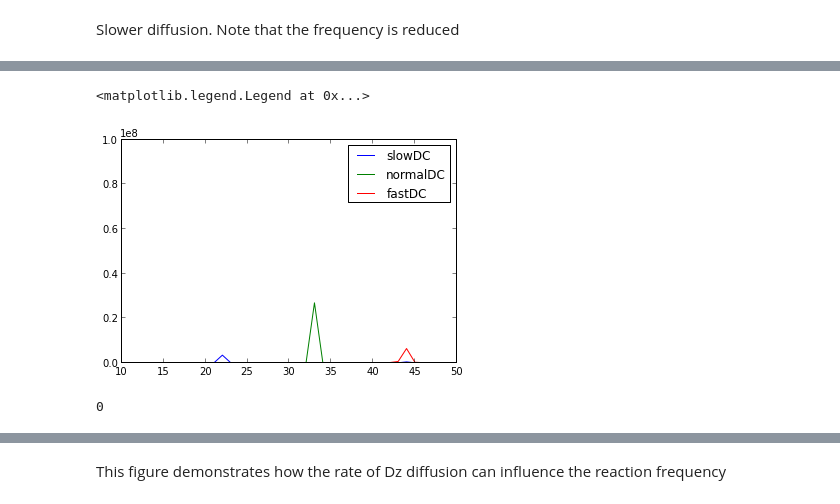
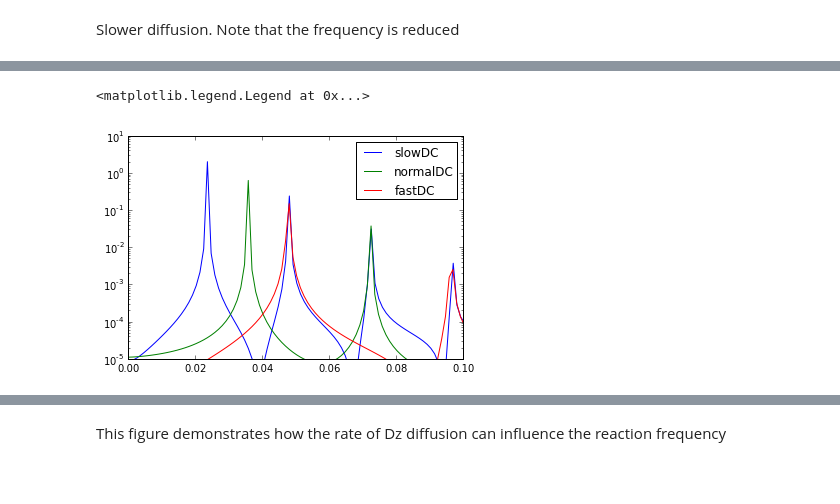
Before and after one commit to huskeypm/enzymekineticsacs, a Jupyter notebook: compart.ipynb, the cells around one changed output, grey strips where cells are left out. Drawn from its saved outputs; the diff is of its cells as text; code cells hidden in the pictures; blank space fills up the shorter version.

Commit message:
got frequency charts correct

```diff
--- a/compart.ipynb
+++ b/compart.ipynb
@@ -57,5 +61,5 @@ import scipyimport scipy.integrate#split up rxmsclass ParamsGoodwin:  a1=360;  k
 # %%
-def freq(yt,t):  tss = 100  idx = np.where(t > tss)  cA1 = np.ndarray.flatten(yt[idx,8])  fk = numpy.fft.rfft(cA1)    return np.abs(fk*fk)
+def freq(yt,t,doplot=False):  tss = 100  idx = np.where(t > tss)  cA1 = np.ndarray.flatten(yt[idx,8])  cA1m = cA1-np.mean(cA1)  ts = t[idx]      f,p = doFFT(ts,cA1m,doplot=doplot)     return f,p
 # %% [markdown]
 Here we have three well-mixed compartments (D large), with the first enzymes in compartment 1 and the second in compartment 3.
 # %%
@@ -86,0 +89,2 @@ g = freq(ytslowDC,tslowDC)plot(g)freqMax = tslowDC[argmax(g[1:])] # skip zero fr
+# %%
+it,psd = freq(ytslowDC,tslowDC,doplot=True)plt.xlim(0,0.2)freqMax = it[argmax(psd)] print freqMax
@@ -87,10 +94,6 @@ g = freq(ytslowDC,tslowDC)plot(g)freqMax = tslowDC[argmax(g[1:])] # skip zero fr
 # %%
-plot(freq(ytslowDC,tslowDC),label="slowDC")plot(freq(ytslow,tslow),label="normalDC")plot(freq(ytfastDC,tfastDC),label="fastDC")xlim(10,50)ylim(0,1e8)plt.legend()
+it,psd = freq(ytslowDC,tslowDC)plot(it,psd,label="slowDC")it,psd = freq(ytslow,tslow)plot(it,psd,label="normalDC")it,psd = freq(ytfastDC,tfastDC)plot(it,psd,label="fastDC")xlim(0,0.1)plt.yscale('log')ylim(10**-5,10)plt.legend()
 # %% [output]
 <matplotlib.legend.Legend at 0x...>
-[figure, old version]
+[figure, new version]
-# %%
-9%3
-# %% [output]
-0
 # %%
```
Also changed, not shown: parts of 27 cells of this notebook.
